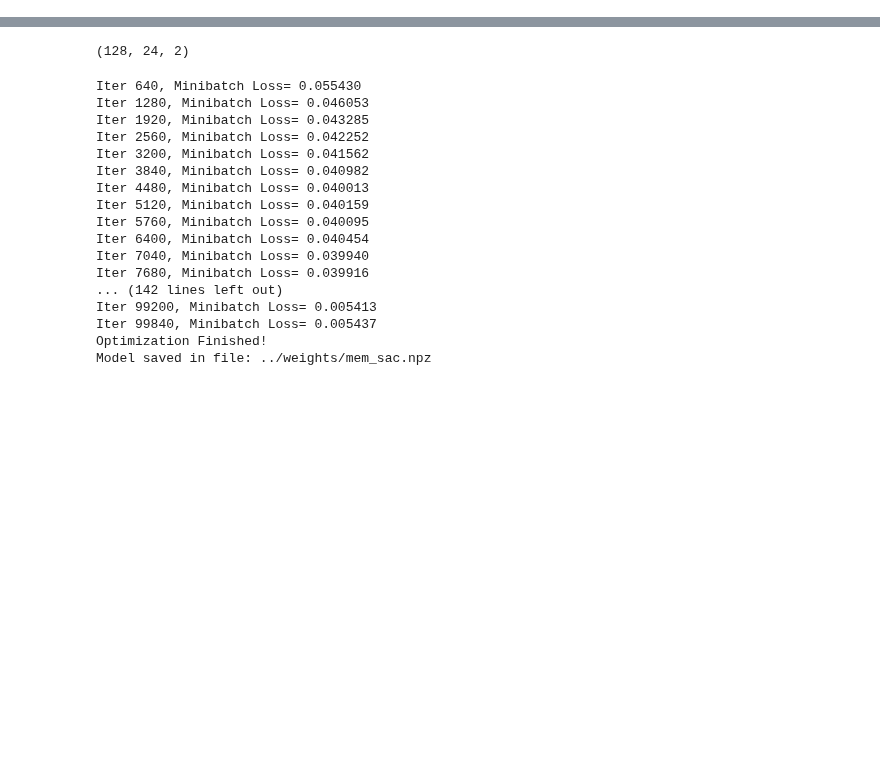
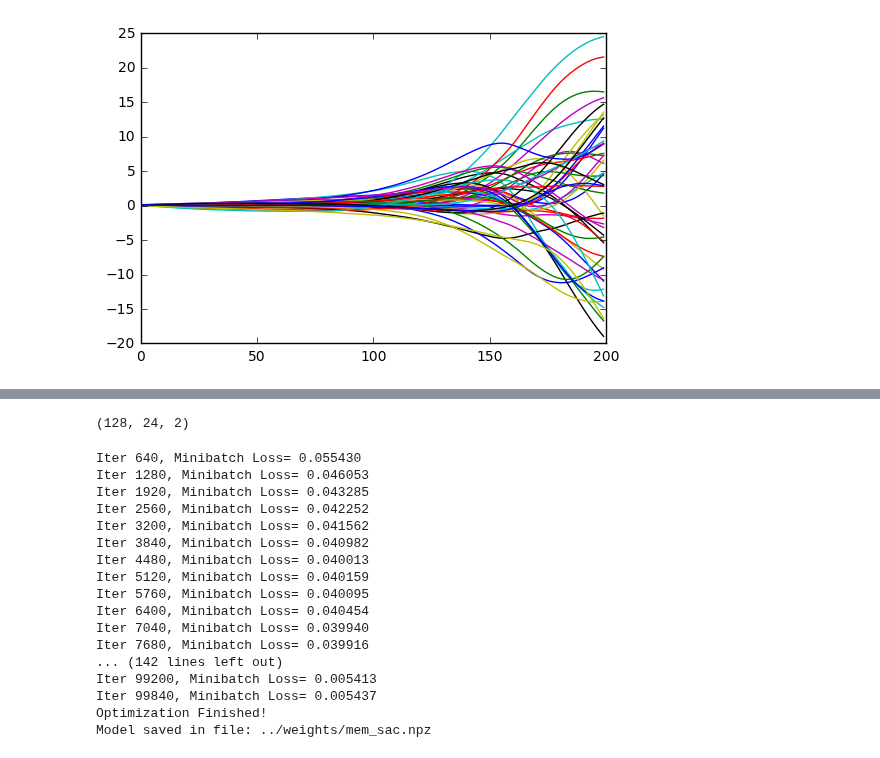
Before and after one commit to davidbrandfonbrener/sisyphus2, a Jupyter notebook: ipython notebooks/RDM analysis.ipynb, the cells around one changed output, grey strips where cells are left out. Drawn from its saved outputs; the diff is of its cells as text; code cells hidden in the pictures; blank space fills up the shorter version.

```diff
--- a/ipython notebooks/RDM analysis.ipynb
+++ b/ipython notebooks/RDM analysis.ipynb
@@ -20,0 +17,11 @@ gen.next()[0].shape
+# %%
+params = rdm.__dict__
+model = Model(params)
+# %%
+learning_rate = .001
+training_iters = 100000
+weights_path = '../weights/mem_sac.npz'
+sess = tf.Session()
+model.train(sess, gen, learning_rate = learning_rate,
+            training_iters = training_iters, weights_path = weights_path)
+sess.close()
@@ -20,0 +46,11 @@ gen.next()[0].shape
+# %%
+sim = simulation_tools.Simulator(params, weights_path=weights_path)
+dat = gen.next()
+trial = dat[0][0,:,:]
+result = dat[1][0,:,:]
+output,states = sim.run_trial(trial)
+# %%
+plt.plot(states[:,0,:])
+plt.show()
+# %% [output]
+[figure, added]
```
Also changed, not shown: parts of 5 cells of this notebook, 1 other file.
